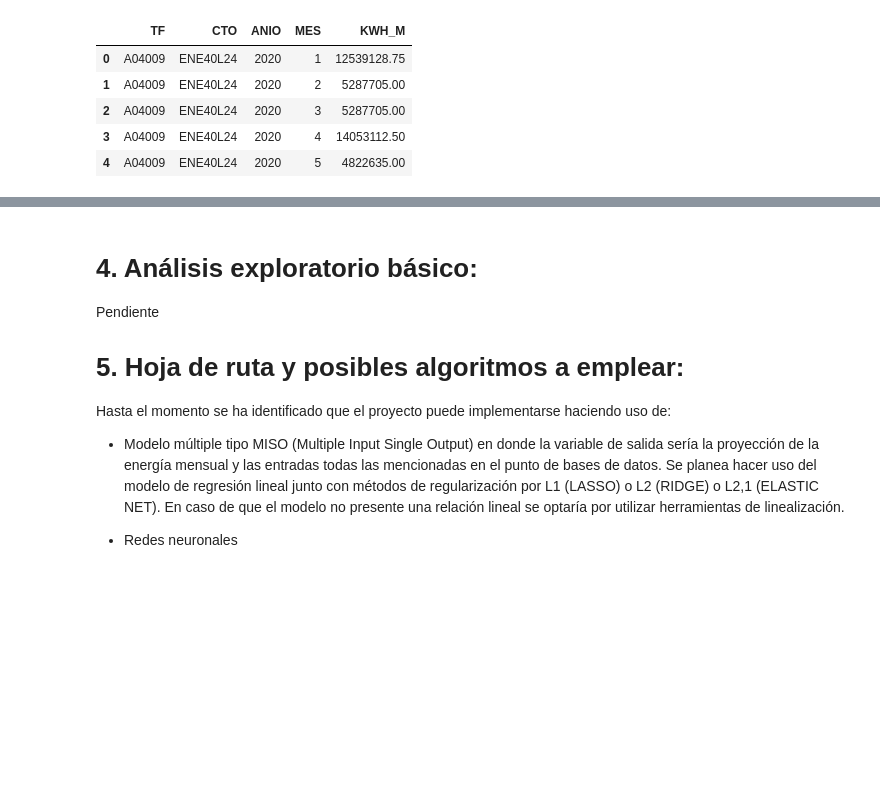
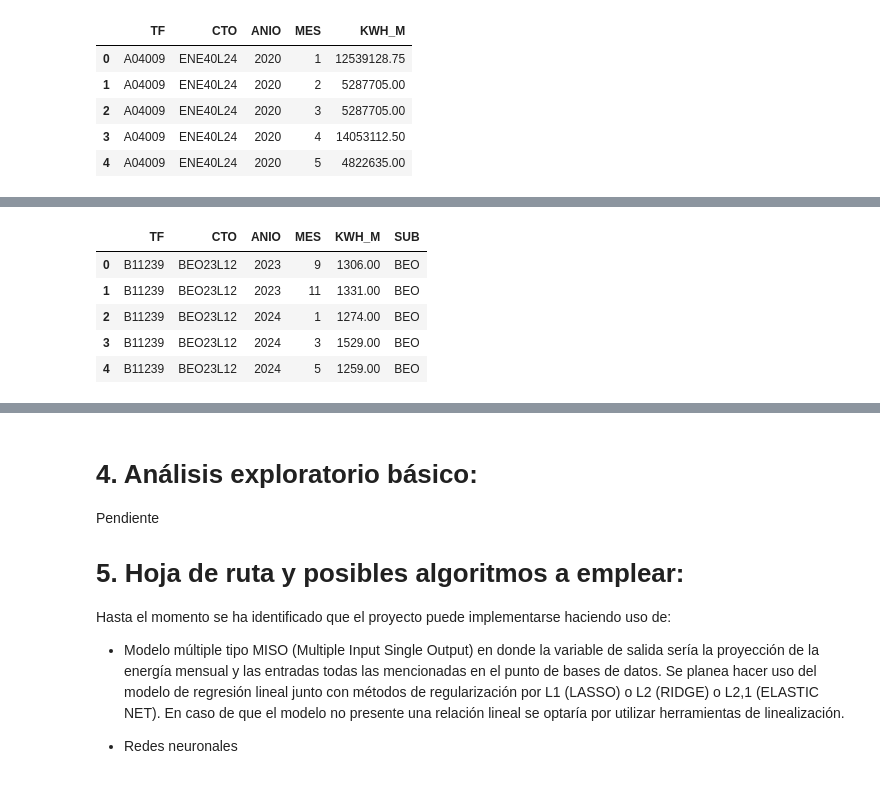
Before and after one commit to alvillegasru/Proyeccion_Energia, a Jupyter notebook: Cuaderno/ProyeccionDemanda.ipynb, the cells around one changed output, grey strips where cells are left out. Cells and saved outputs as stored; diff of their text form; code cells hidden in the pictures; blank space fills up the shorter version.

```diff
--- a/Cuaderno/ProyeccionDemanda.ipynb
+++ b/Cuaderno/ProyeccionDemanda.ipynb
@@ -165,0 +175,13 @@ plt.show()
+# %%
+#Filtro energías 13.2 kV por subestación incluyendo la variable TF (Transformador)
+energias_fil_TRF = energias.groupby(['TF','CTO', 'ANIO', 'MES']).agg({'KWH_M': 'sum'}).reset_index()
+energias_fil_13_2 = energias_fil_TRF[energias_fil_TRF['CTO'].str[3:5]=='23'].reset_index(drop=True)
+energias_fil_13_2['SUB'] = energias_fil_13_2['CTO'].str[:3].reset_index(drop=True)
+energias_fil_13_2.head()
+# %% [output]
+|  | TF | CTO | ANIO | MES | KWH_M | SUB |
+| 0 | B11239 | BEO23L12 | 2023 | 9 | 1306.00 | BEO |
+| 1 | B11239 | BEO23L12 | 2023 | 11 | 1331.00 | BEO |
+| 2 | B11239 | BEO23L12 | 2024 | 1 | 1274.00 | BEO |
+| 3 | B11239 | BEO23L12 | 2024 | 3 | 1529.00 | BEO |
+| 4 | B11239 | BEO23L12 | 2024 | 5 | 1259.00 | BEO |
```
Also changed, not shown: parts of 10 cells of this notebook.
